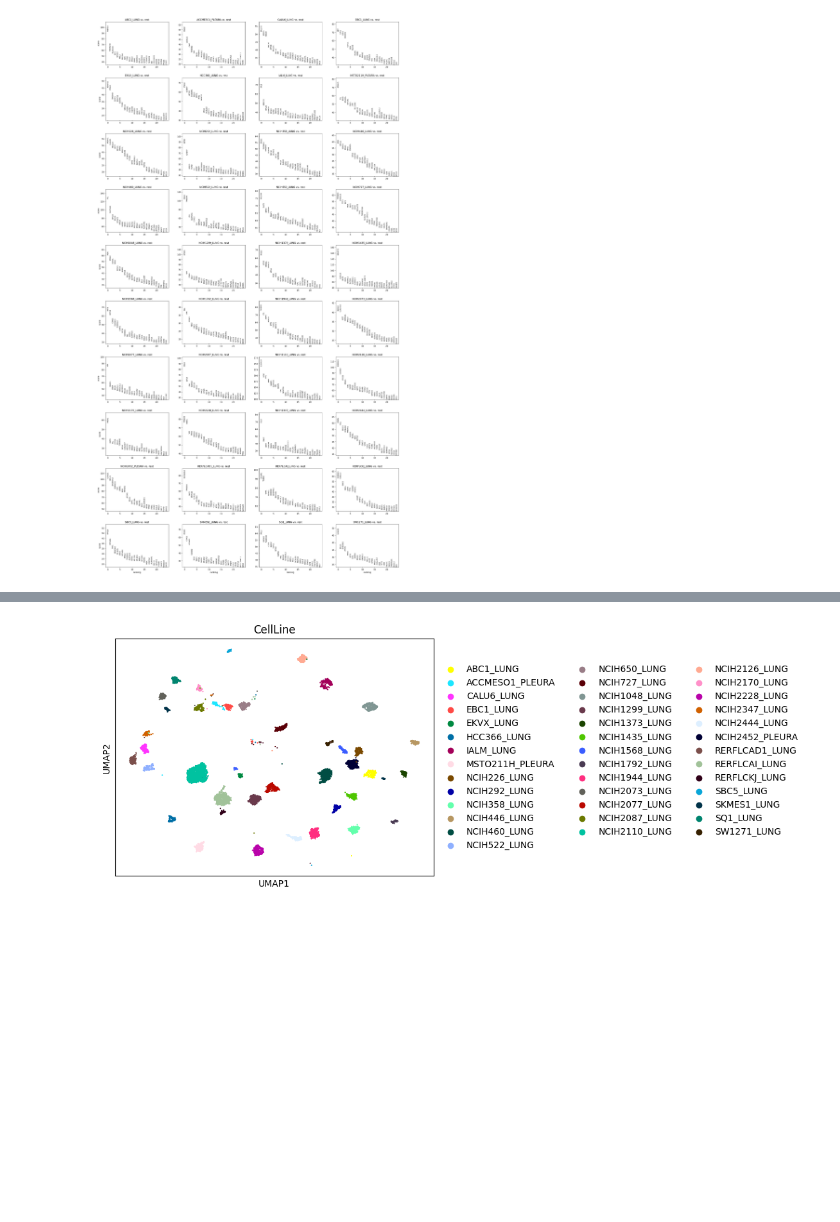
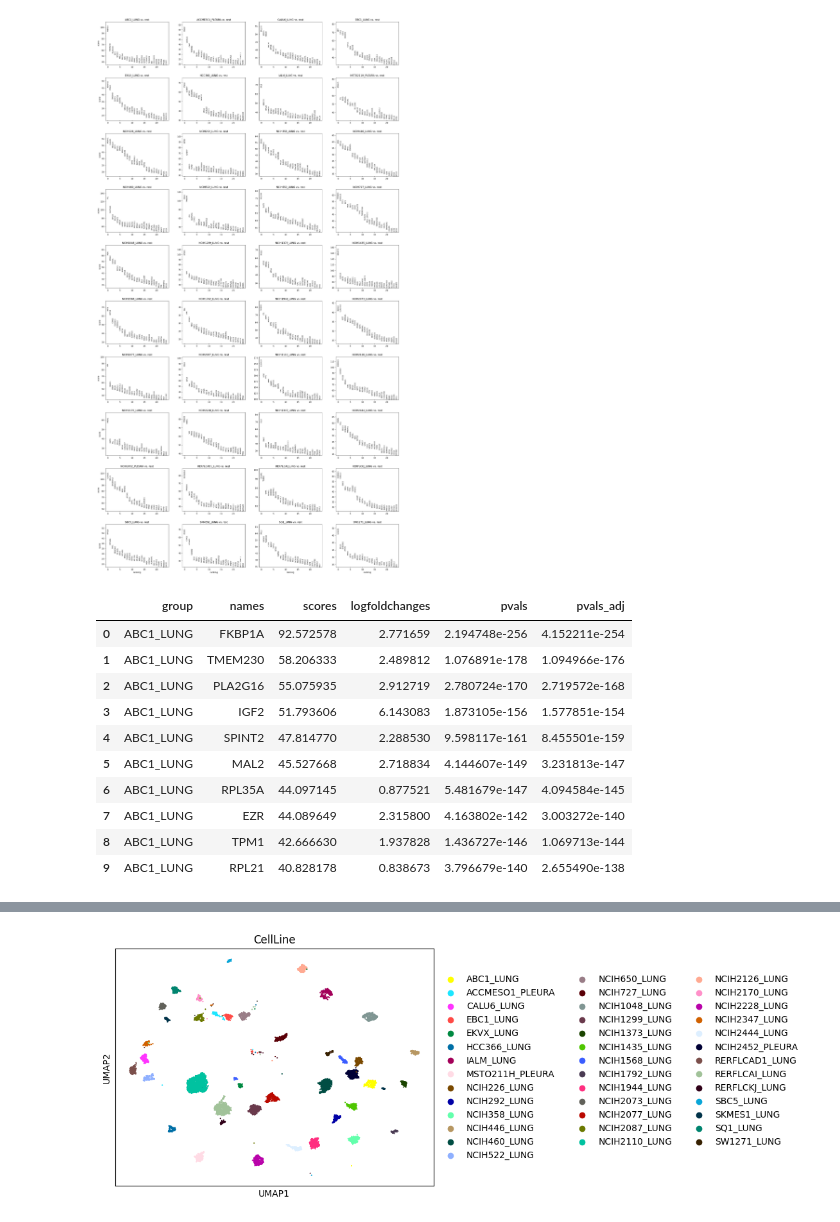
Before and after one commit to NikitaArya17/next_generation_sequencing_projects, a Jupyter notebook: kinker/240703_explore.ipynb, the cells around one changed output, grey strips where cells are left out. Cells and saved outputs as stored; diff of their text form; code cells hidden in the pictures; blank space fills up the shorter version.

```diff
--- a/kinker/240703_explore.ipynb
+++ b/kinker/240703_explore.ipynb
@@ -116,2 +116,17 @@ sc.pl.rank_genes_groups(adata_lung, groupby = 'CellLine', n_genes = 25, sharey =
 # %% [output]
 [figure]
+# %%
+lung_exp_df = sc.get.rank_genes_groups_df(adata_lung, group = None)
+lung_exp_df.head(10)
+# %% [output]
+|  | group | names | scores | logfoldchanges | pvals | pvals_adj |
+| 0 | ABC1_LUNG | FKBP1A | 92.572578 | 2.771659 | 2.194748e-256 | 4.152211e-254 |
+| 1 | ABC1_LUNG | TMEM230 | 58.206333 | 2.489812 | 1.076891e-178 | 1.094966e-176 |
+| 2 | ABC1_LUNG | PLA2G16 | 55.075935 | 2.912719 | 2.780724e-170 | 2.719572e-168 |
+| 3 | ABC1_LUNG | IGF2 | 51.793606 | 6.143083 | 1.873105e-156 | 1.577851e-154 |
+| 4 | ABC1_LUNG | SPINT2 | 47.814770 | 2.288530 | 9.598117e-161 | 8.455501e-159 |
+| 5 | ABC1_LUNG | MAL2 | 45.527668 | 2.718834 | 4.144607e-149 | 3.231813e-147 |
+| 6 | ABC1_LUNG | RPL35A | 44.097145 | 0.877521 | 5.481679e-147 | 4.094584e-145 |
+| 7 | ABC1_LUNG | EZR | 44.089649 | 2.315800 | 4.163802e-142 | 3.003272e-140 |
+| 8 | ABC1_LUNG | TPM1 | 42.666630 | 1.937828 | 1.436727e-146 | 1.069713e-144 |
+| 9 | ABC1_LUNG | RPL21 | 40.828178 | 0.838673 | 3.796679e-140 | 2.655490e-138 |
```
Also changed, not shown: parts of 12 cells of this notebook.
